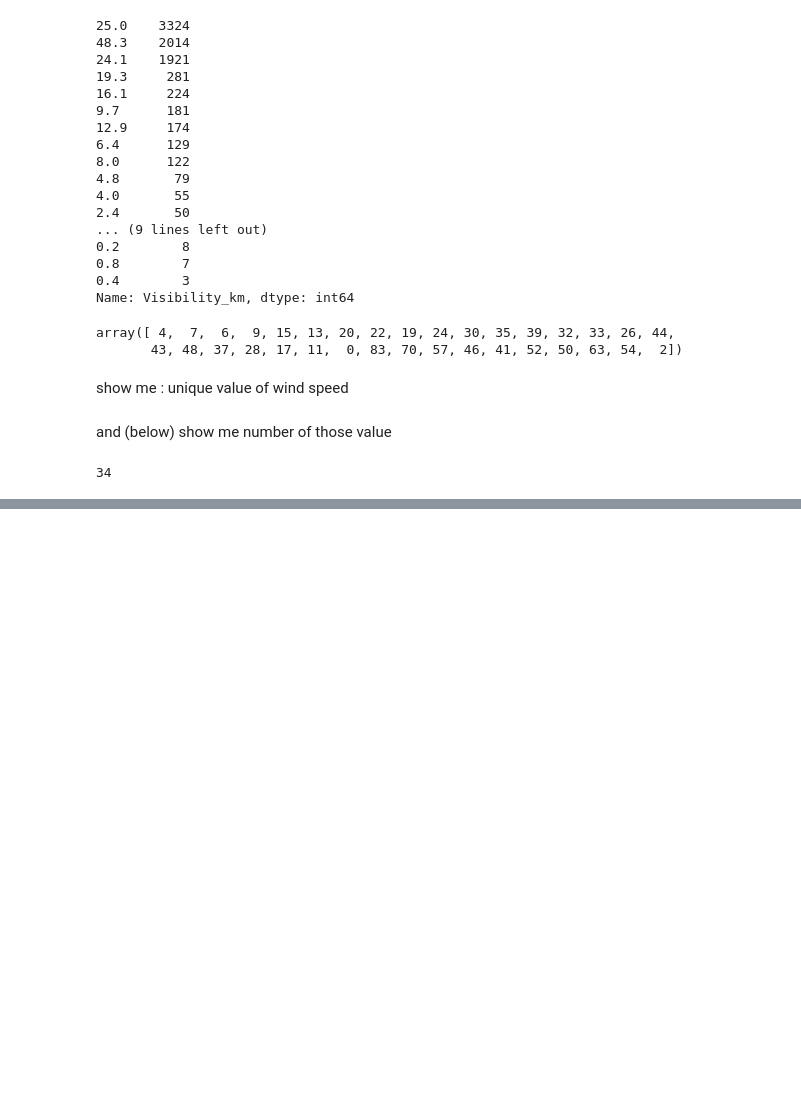
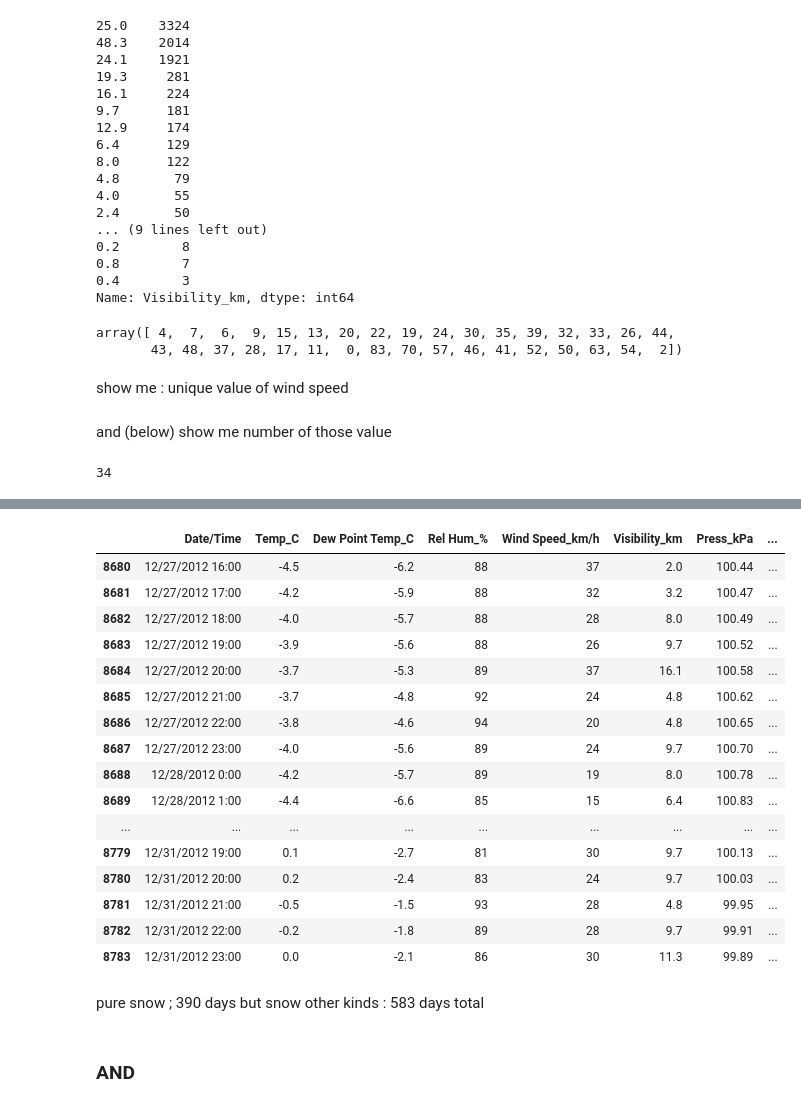
Before and after one commit to BeeLaBoo/BeeLaBoo, a Jupyter notebook: weather-with-pandas.ipynb, the cells around one changed output, grey strips where cells are left out. Drawn from its saved outputs; the diff is of its cells as text; code cells hidden in the pictures; blank space fills up the shorter version.

Commit message:
Kaggle Notebook | Weather with Pandas | Version 2

```diff
--- a/weather-with-pandas.ipynb
+++ b/weather-with-pandas.ipynb
@@ -252,0 +397,4 @@ data['Wind Speed_km/h'].nunique()
+# %%
+## if rename permanently
+
+data.rename(columns = {'Weather' : 'Weather Condition'}, inplace = True)
@@ -252,0 +516,25 @@ data['Wind Speed_km/h'].nunique()
+# %%
+data[data['Weather Condition'].str.contains('Snow')].tail(50)
+# %% [output]
+|  | Date/Time | Temp_C | Dew Point Temp_C | Rel Hum_% | Wind Speed_km/h | Visibility_km | Press_kPa | ... |
+| 8680 | 12/27/2012 16:00 | -4.5 | -6.2 | 88 | 37 | 2.0 | 100.44 | ... |
+| 8681 | 12/27/2012 17:00 | -4.2 | -5.9 | 88 | 32 | 3.2 | 100.47 | ... |
+| 8682 | 12/27/2012 18:00 | -4.0 | -5.7 | 88 | 28 | 8.0 | 100.49 | ... |
+| 8683 | 12/27/2012 19:00 | -3.9 | -5.6 | 88 | 26 | 9.7 | 100.52 | ... |
+| 8684 | 12/27/2012 20:00 | -3.7 | -5.3 | 89 | 37 | 16.1 | 100.58 | ... |
+| 8685 | 12/27/2012 21:00 | -3.7 | -4.8 | 92 | 24 | 4.8 | 100.62 | ... |
+| 8686 | 12/27/2012 22:00 | -3.8 | -4.6 | 94 | 20 | 4.8 | 100.65 | ... |
+| 8687 | 12/27/2012 23:00 | -4.0 | -5.6 | 89 | 24 | 9.7 | 100.70 | ... |
+| 8688 | 12/28/2012 0:00 | -4.2 | -5.7 | 89 | 19 | 8.0 | 100.78 | ... |
+| 8689 | 12/28/2012 1:00 | -4.4 | -6.6 | 85 | 15 | 6.4 | 100.83 | ... |
+| ... | ... | ... | ... | ... | ... | ... | ... | ... |
+| 8779 | 12/31/2012 19:00 | 0.1 | -2.7 | 81 | 30 | 9.7 | 100.13 | ... |
+| 8780 | 12/31/2012 20:00 | 0.2 | -2.4 | 83 | 24 | 9.7 | 100.03 | ... |
+| 8781 | 12/31/2012 21:00 | -0.5 | -1.5 | 93 | 28 | 4.8 | 99.95 | ... |
+| 8782 | 12/31/2012 22:00 | -0.2 | -1.8 | 89 | 28 | 9.7 | 99.91 | ... |
+| 8783 | 12/31/2012 23:00 | 0.0 | -2.1 | 86 | 30 | 11.3 | 99.89 | ... |
+# %% [markdown]
+pure snow ; 390 days
+but snow other kinds : 583 days total
+# %% [markdown]
+### AND
```
Also changed, not shown: parts of 40 cells of this notebook.
